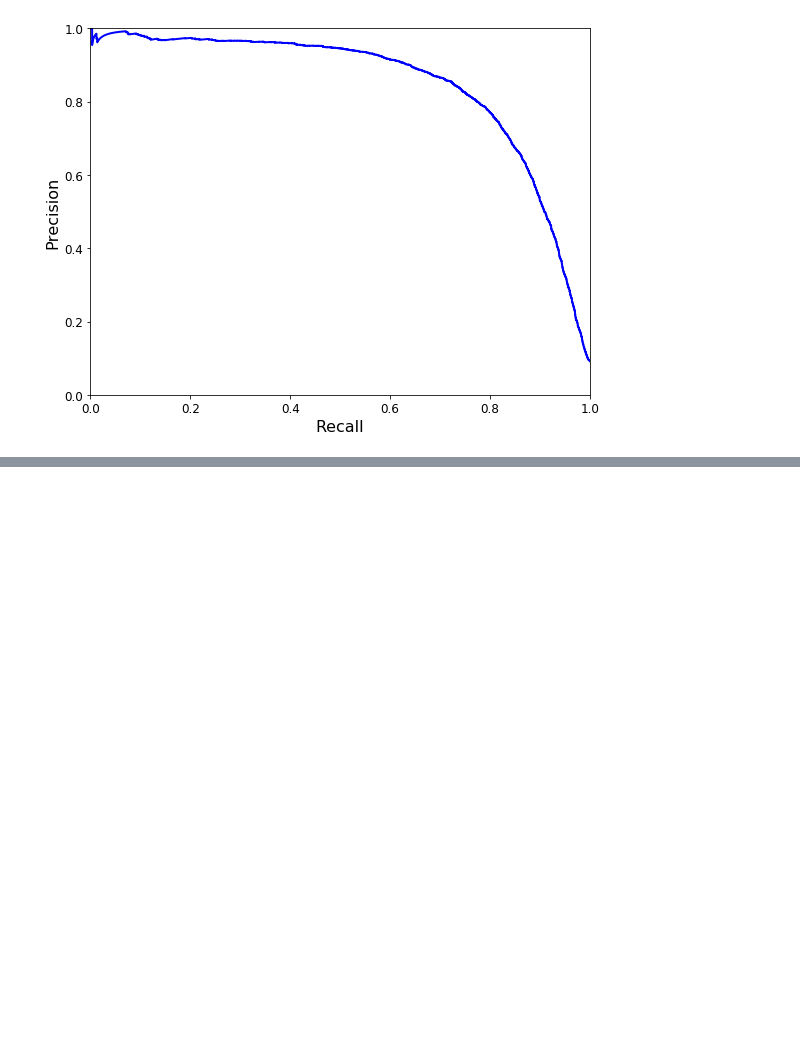
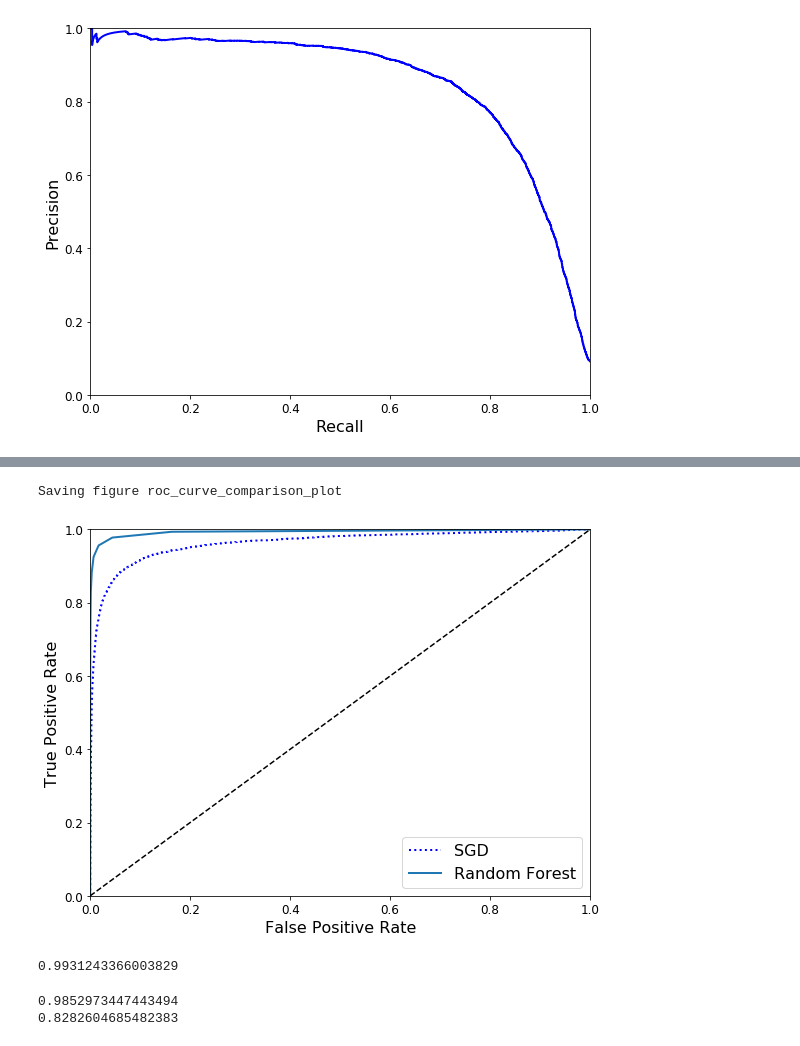
Before and after one commit to sayan31/Python-handson-ml, a Jupyter notebook: Chapter-3/classification.ipynb, the cells around one changed output, grey strips where cells are left out. Saved outputs shown, nothing was run; the diff lists cells and outputs as text; code cells hidden in the pictures; blank space fills up the shorter version.

Commit message:
Computing precision recall and f-score for random forest classifier

```diff
--- a/Chapter-3/classification.ipynb
+++ b/Chapter-3/classification.ipynb
@@ -273,0 +279,33 @@ roc_auc_score(y_train_5, y_scores)
+# %%
+# Random Forest Classifier does not have a method to return actual decision scores.
+# Instead the predict_proba method returns the probabilities of positive and negative classes
+# The second column of the ndarray returned by cross_val_predict corresponds to positive probabilities
+from sklearn.ensemble import RandomForestClassifier
+forest_clf = RandomForestClassifier(n_estimators=10, random_state=42)
+y_probas_forest = cross_val_predict(forest_clf, X_train, y_train_5, cv=3,
+                                    method="predict_proba")
+# %%
+# The probability value for the positive class serves as a proxy for the decision scores in y_probas_forest
+y_scores_forest = y_probas_forest[:, 1]
+fpr_forest, tpr_forest, thresholds_forest = roc_curve(y_train_5,y_scores_forest)
+# %%
+plt.figure(figsize=(8, 6))
+plt.plot(fpr, tpr, "b:", linewidth=2, label="SGD")
+plot_roc_curve(fpr_forest, tpr_forest, "Random Forest")
+plt.legend(loc="lower right", fontsize=16)
+save_fig("roc_curve_comparison_plot")
+plt.show()
+# %% [output]
+Saving figure roc_curve_comparison_plot
+[figure, added]
+# %%
+roc_auc_score(y_train_5, y_scores_forest)
+# %% [output]
+0.9931243366003829
+# %%
+y_train_pred_forest=cross_val_predict(forest_clf, X_train, y_train_5, cv=3)
+print(precision_score(y_train_5, y_train_pred_forest))
+print(recall_score(y_train_5, y_train_pred_forest))
+# %% [output]
+0.9852973447443494
+0.8282604685482383
```
Also changed, not shown: parts of 2 cells of this notebook, 1 other file.
